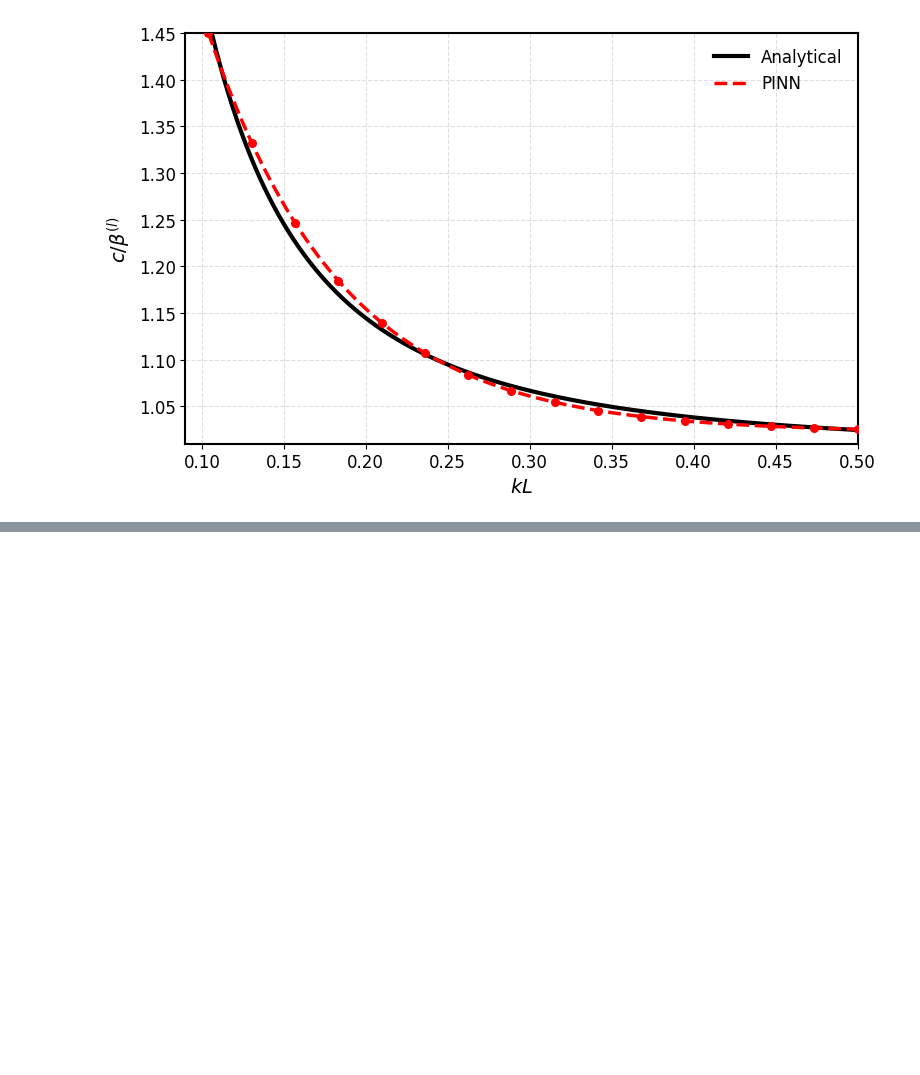
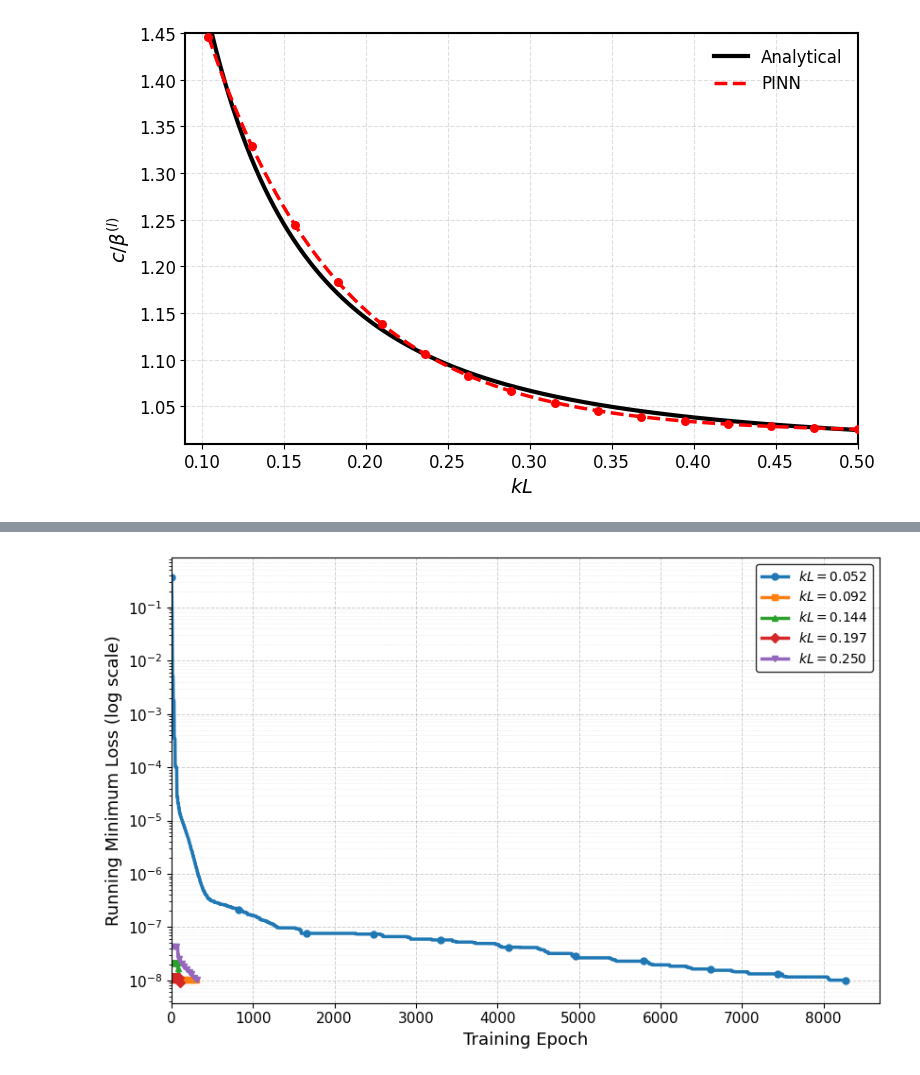
Before and after one commit to tdiksha758-png/pinn_FGM_loosley, a Jupyter notebook: experiments/pinn_loosley_code.ipynb, the cells around one changed output, grey strips where cells are left out. Saved outputs shown, nothing was run; the diff lists cells and outputs as text; code cells hidden in the pictures; blank space fills up the shorter version.

```diff
--- a/experiments/pinn_loosley_code.ipynb
+++ b/experiments/pinn_loosley_code.ipynb
@@ -1332,0 +1352,99 @@ plt.show()
+# %%
+import torch
+import matplotlib.pyplot as plt
+import numpy as np
+
+# ============================================================
+# Load all loss histories
+# ============================================================
+histories = torch.load("loss_histories.pt")
+
+# Sort all kL values
+k_list = sorted(histories.keys())
+
+# Select 5 representative kL values
+indices = np.linspace(0, len(k_list)-1, 5, dtype=int)
+selected_k = [k_list[i] for i in indices]
+
+print("="*60)
+print("Selected representative kL values")
+print("="*60)
+
+for k in selected_k:
+    print(f"kL = {k:.4f}")
+
+# ============================================================
+# Plot settings
+# ============================================================
+plt.figure(figsize=(8.5,5.5))
+
+markers = ['o', 's', '^', 'D', 'v']
+colors = ['tab:blue', 'tab:orange', 'tab:green', 'tab:red', 'tab:purple']
+
+# ============================================================
+# Plot convergence histories
+# ============================================================
+for i, k in enumerate(selected_k):
+
+    loss = np.array(histories[k]["total"])
+
+    # Running minimum (monotonically decreasing)
+    running_best = np.minimum.accumulate(loss)
+
+    best_epoch = np.argmin(loss)
+
+    print(f"kL = {k:.4f} | Epochs = {len(loss):5d} | "
+          f"Best Epoch = {best_epoch:5d} | "
+          f"Final Loss = {running_best[-1]:.3e}")
+
+    plt.semilogy(
+        running_best,
+        color=colors[i],
+        linewidth=2.5,
+        marker=markers[i],
+        markevery=max(len(running_best)//10,1),
+        markersize=5,
+        label=fr"$kL={k:.3f}$"
+    )
+
+# ============================================================
+# Figure formatting
+# ============================================================
+plt.xlabel("Training Epoch", fontsize=13)
+plt.ylabel("Running Minimum Loss (log scale)", fontsize=13)
+
+plt.xlim(left=0)
+
+plt.grid(True, which='major',
+         linestyle='--',
+         linewidth=0.7,
+         alpha=0.6)
+
+plt.grid(True, which='minor',
+         linestyle=':',
+         linewidth=0.5,
+         alpha=0.35)
+
+plt.tick_params(axis='both', labelsize=11)
+
+plt.legend(
+    fontsize=10,
+    frameon=True,
+    fancybox=True,
+    edgecolor='black',
+    loc='upper right'
+)
+
+plt.tight_layout()
+
+# ============================================================
+# Save figure
+# ============================================================
+plt.savefig(
+    "PINN_convergence_5k.png",
+    dpi=600,
+    bbox_inches="tight"
+)
+
+plt.show()
+# %% [output]
@@ -1332,0 +1464 @@ plt.show()
+[figure, added]
```
Also changed, not shown: parts of 16 cells of this notebook, 14 other files.
